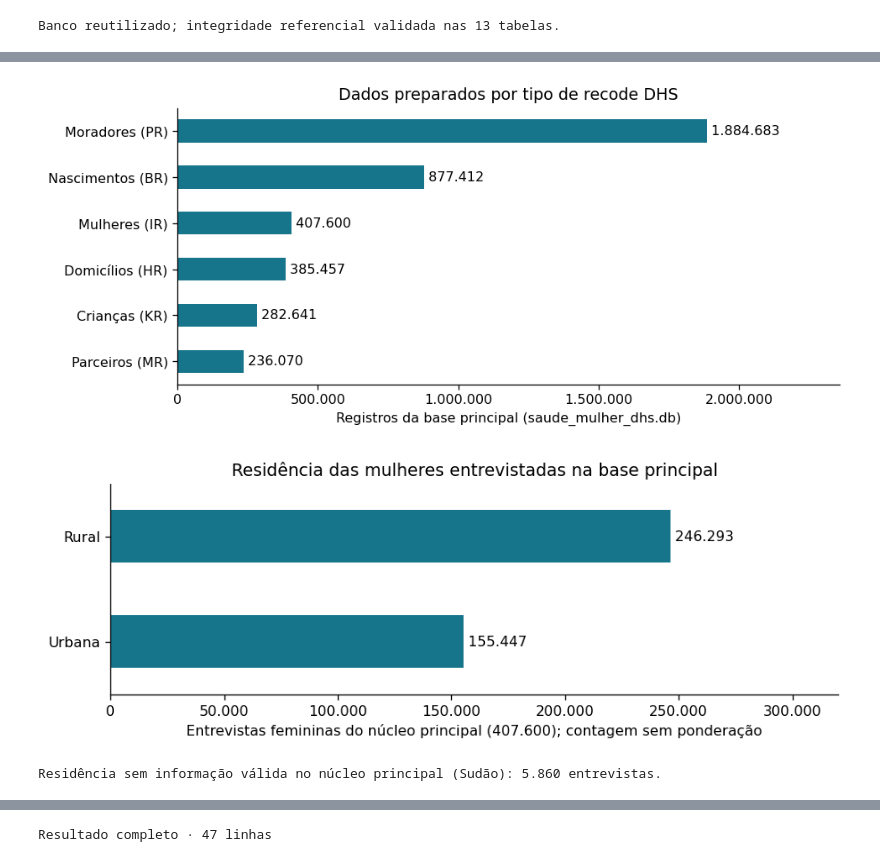
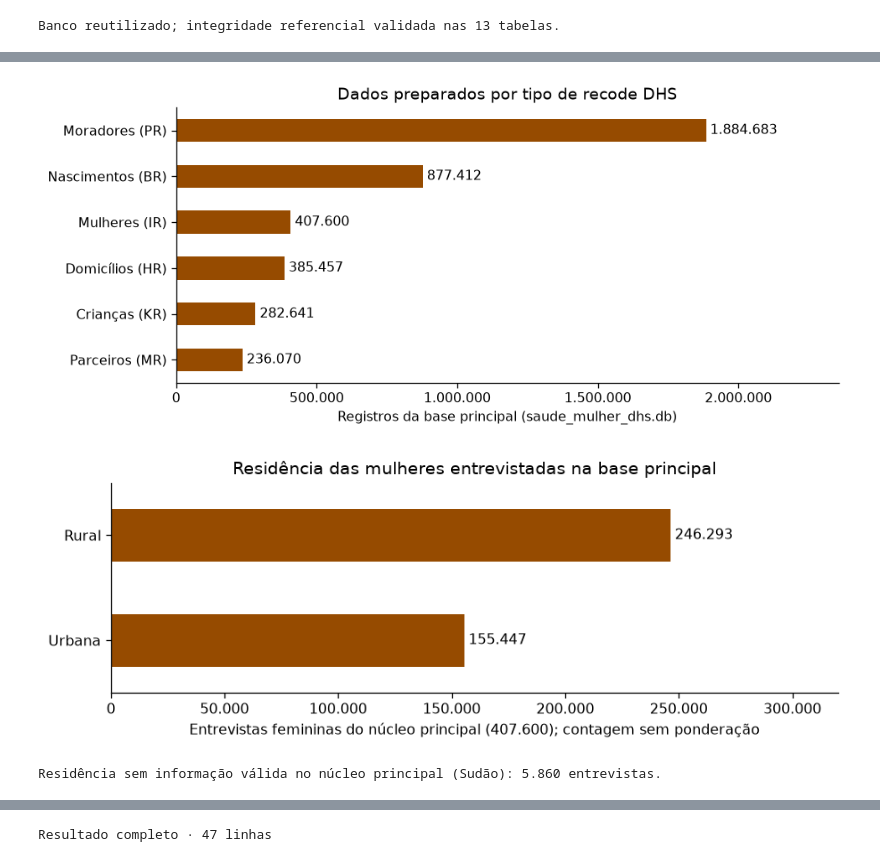
Before and after one commit to limag-henrique/subsaharanAfrica-womenData, a Jupyter notebook: Saúde da Mulher na África Subsaariana.ipynb, the cells around one changed output, grey strips where cells are left out. Cells and saved outputs as stored; diff of their text form; code cells hidden in the pictures.

```diff
--- a/Saúde da Mulher na África Subsaariana.ipynb
+++ b/Saúde da Mulher na África Subsaariana.ipynb
@@ -249,39 +254,39 @@ from IPython.display import display
 raiz = Path.cwd()
 plt.rcParams.update({"font.size": 10, "axes.spines.top": False,
                      "axes.spines.right": False, "figure.dpi": 115})
-azul = "#16758b"
+azul = "#964B00"
 
 def exibir(fig):
     fig.tight_layout()
     display(fig)
     plt.close(fig)
 
 with closing(sqlite3.connect(str(raiz / "saude_mulher_dhs.db"))) as banco:
     tipos = {
         "Mulher": "Mulheres (IR)",
         "Nascimento": "Nascimentos (BR)",
         "Domicilio": "Domicílios (HR)",
         "Morador": "Moradores (PR)",
         "Crianca": "Crianças (KR)",
         "Parceiro": "Parceiros (MR)",
     }
     registros = pd.Series({nome: banco.execute(f"SELECT COUNT(*) FROM {tabela}").fetchone()[0]
                            for tabela, nome in tipos.items()})
     residencia = pd.read_sql_query("""
         SELECT v025 AS residencia, COUNT(*) AS entrevistas
         FROM Mulher GROUP BY v025
     """, banco)
 
 fig, ax = plt.subplots(figsize=(8.5, 3.8))
 registros.sort_values().plot.barh(ax=ax, color=azul)
 ax.set(xlabel="Registros da base principal (saude_mulher_dhs.db)", title="Dados preparados por tipo de recode DHS",
        xlim=(0, registros.max() * 1.25))
 for y, valor in enumerate(registros.sort_values()):
     ax.text(valor, y, " " + f"{valor:,}".replace(",", "."), va="center")
 ax.xaxis.set_major_formatter(FuncFormatter(lambda x, _: f"{x:,.0f}".replace(",", ".")))
 exibir(fig)
 # %% [output]
-[figure, old version]
+[figure, new version]
 # %%
 contagens = residencia.set_index("residencia").entrevistas.reindex([1, 2], fill_value=0)
 contagens.index = ["Urbana", "Rural"]
@@ -296,7 +301,7 @@ ax.xaxis.set_major_formatter(FuncFormatter(lambda x, _: f"{x:,.0f}".replace(",",
 exibir(fig)
 print(f"Residência sem informação válida no núcleo principal (Sudão): {sem_informacao:,} entrevistas.".replace(",", "."))
 # %% [output]
-[figure, old version]
+[figure, new version]
 Residência sem informação válida no núcleo principal (Sudão): 5.860 entrevistas.
 # %%
 with closing(sqlite3.connect(str(raiz / "saude_mulher_normalizado.db"))) as banco:
```
Also changed, not shown: parts of 5 cells of this notebook.
